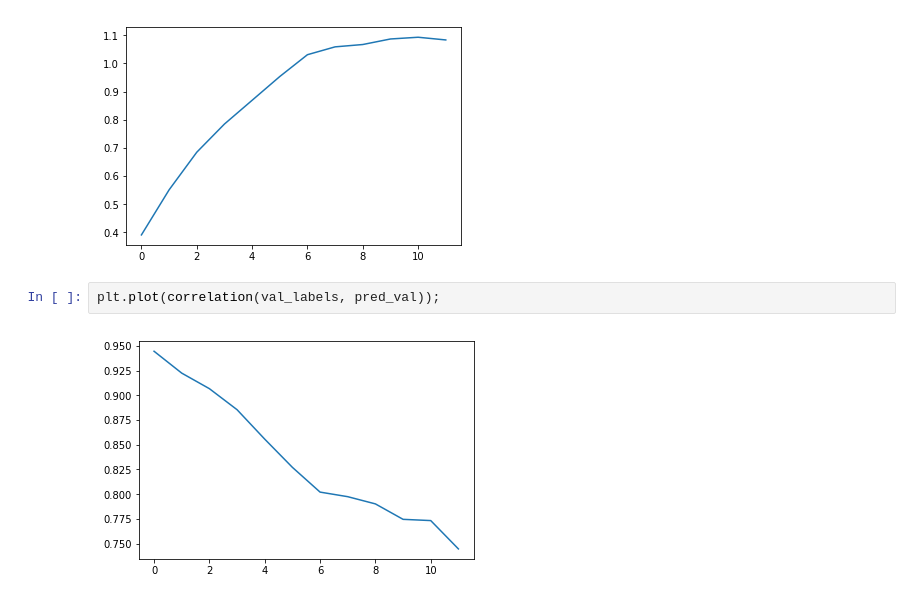
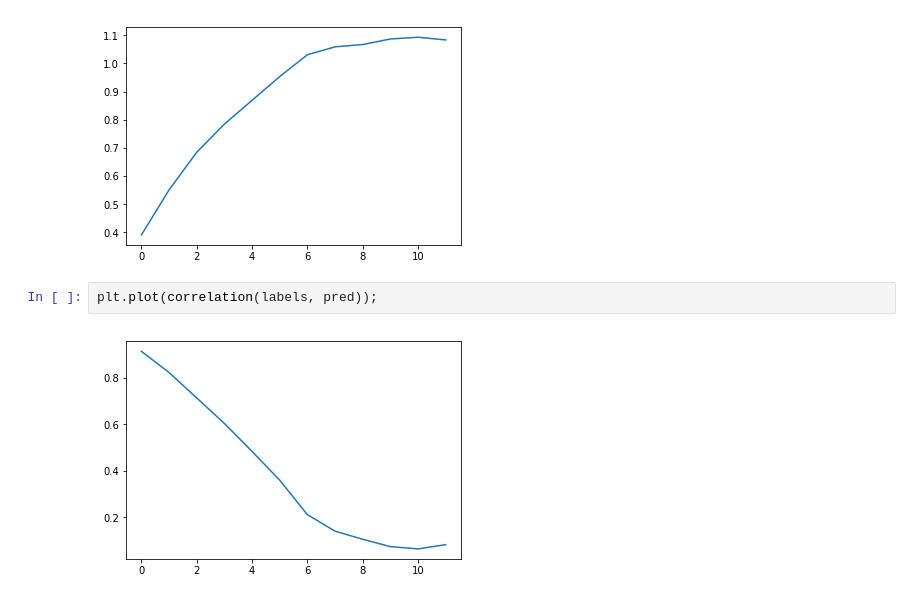
Before and after one commit to paula-gradu/El-Nino, a Jupyter notebook: Time Series Prediction Real Data Multiple T.ipynb, the cells around one changed output. Cells and saved outputs as stored; diff of their text form.

```diff
--- a/Time Series Prediction Real Data Multiple T.ipynb
+++ b/Time Series Prediction Real Data Multiple T.ipynb
@@ -255,6 +239,6 @@ plt.plot(pred_rms);
 # %% [output]
 [figure]
 # %%
-plt.plot(correlation(val_labels, pred_val));
+plt.plot(correlation(labels, pred));
 # %% [output]
-[figure, old version]
+[figure, new version]
```
Also changed, not shown: parts of 2 cells of this notebook, 1 other file.
